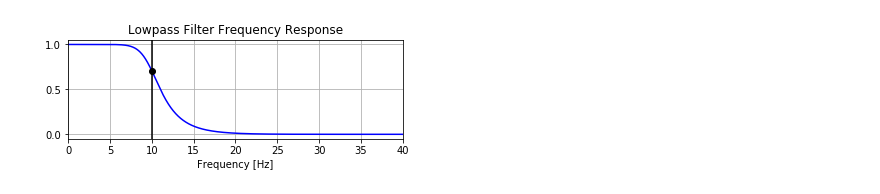
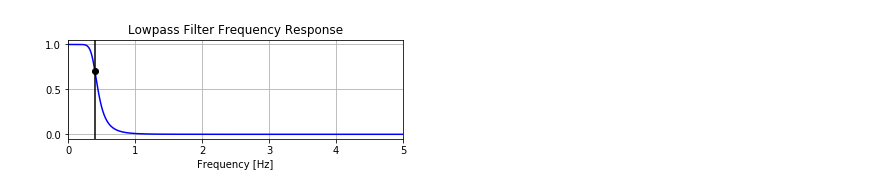
Before and after one commit to aryans23/Wi-Chase, a Jupyter notebook: filters.ipynb, the cells around one changed output. Drawn from its saved outputs; the diff is of its cells as text; code cells hidden in the pictures.

```diff
--- a/filters.ipynb
+++ b/filters.ipynb
@@ -65,15 +235,20 @@ cutoff = 10   # desired cutoff frequency of the filter, Hz
 # %%
+# Filter requirements.
+order = 5
+fs = 10        # sample rate, Hz
+cutoff = 0.4   # desired cutoff frequency of the filter, Hz
+
 # Get the filter coefficients so we can check its frequency response.
 b, a = butter_lowpass(cutoff, fs, order)
 # Plot the frequency response.
 w, h = freqz(b, a, worN=8000)
 plt.subplot(2, 1, 1)
 plt.plot(0.5*fs*w/np.pi, np.abs(h), 'b')
 plt.plot(cutoff, 0.5*np.sqrt(2), 'ko')
 plt.axvline(cutoff, color='k')
 plt.xlim(0, 0.5*fs)
 plt.title("Lowpass Filter Frequency Response")
 plt.xlabel('Frequency [Hz]')
 plt.grid()
 # %% [output]
-[figure, old version]
+[figure, new version]
```
Also changed, not shown: parts of 17 cells of this notebook, 3 other files.
